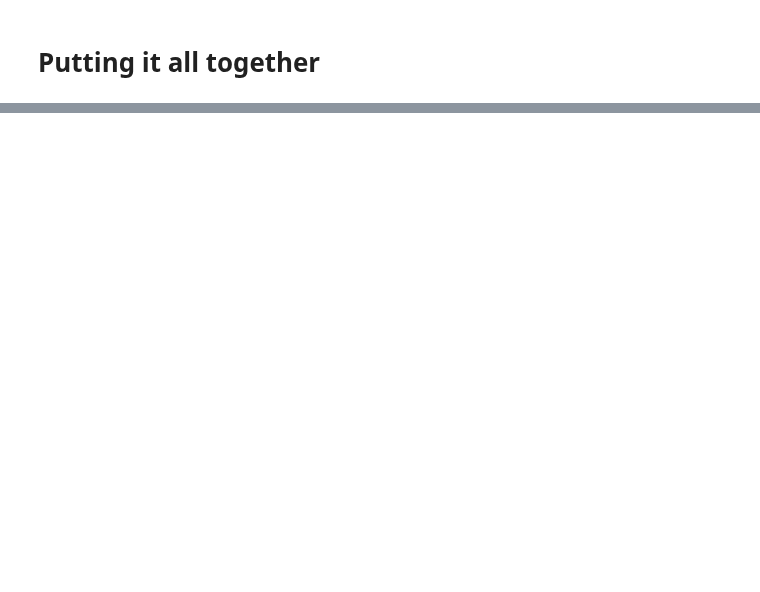
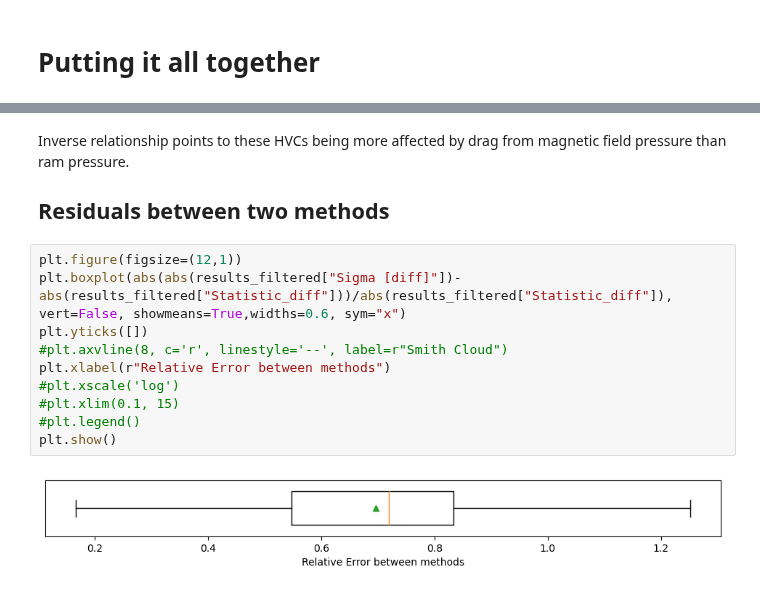
Before and after one commit to Olivex727/hvc-magnetic-honours-programs, a Jupyter notebook: synthesis/variance_subtraction.ipynb, the cells around one changed output, grey strips where cells are left out. Drawn from its saved outputs; the diff is of its cells as text; blank space fills up the shorter version.

Commit message:
residuals

```diff
--- a/synthesis/variance_subtraction.ipynb
+++ b/synthesis/variance_subtraction.ipynb
@@ -263,0 +367,16 @@ plt.show()
+# %% [markdown]
+Inverse relationship points to these HVCs being more affected by drag from magnetic field pressure than ram pressure.
+
+## Residuals between two methods
+# %%
+plt.figure(figsize=(12,1))
+plt.boxplot(abs(abs(results_filtered["Sigma [diff]"])-abs(results_filtered["Statistic_diff"]))/abs(results_filtered["Statistic_diff"]), vert=False, showmeans=True,widths=0.6, sym="x")
+plt.yticks([])
+#plt.axvline(8, c='r', linestyle='--', label=r"Smith Cloud")
+plt.xlabel(r"Relative Error between methods")
+#plt.xscale('log')
+#plt.xlim(0.1, 15)
+#plt.legend()
+plt.show()
+# %% [output]
+[figure, added]
```
Also changed, not shown: parts of 7 cells of this notebook, 2 other files.
